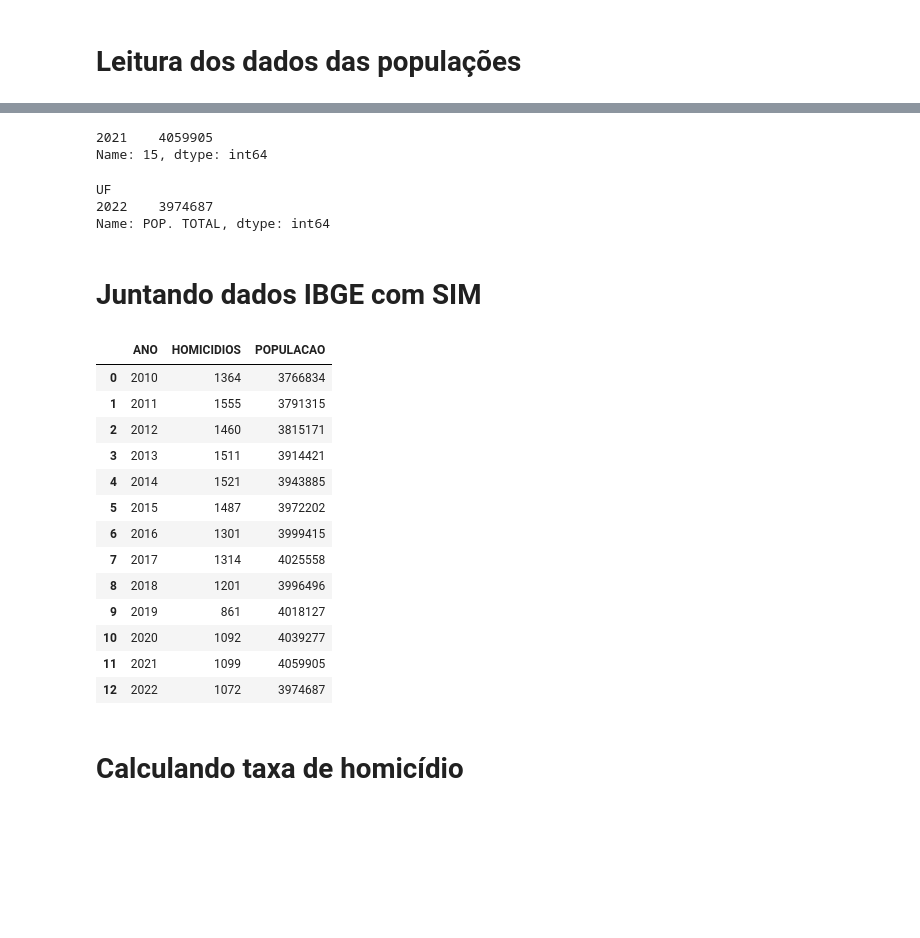
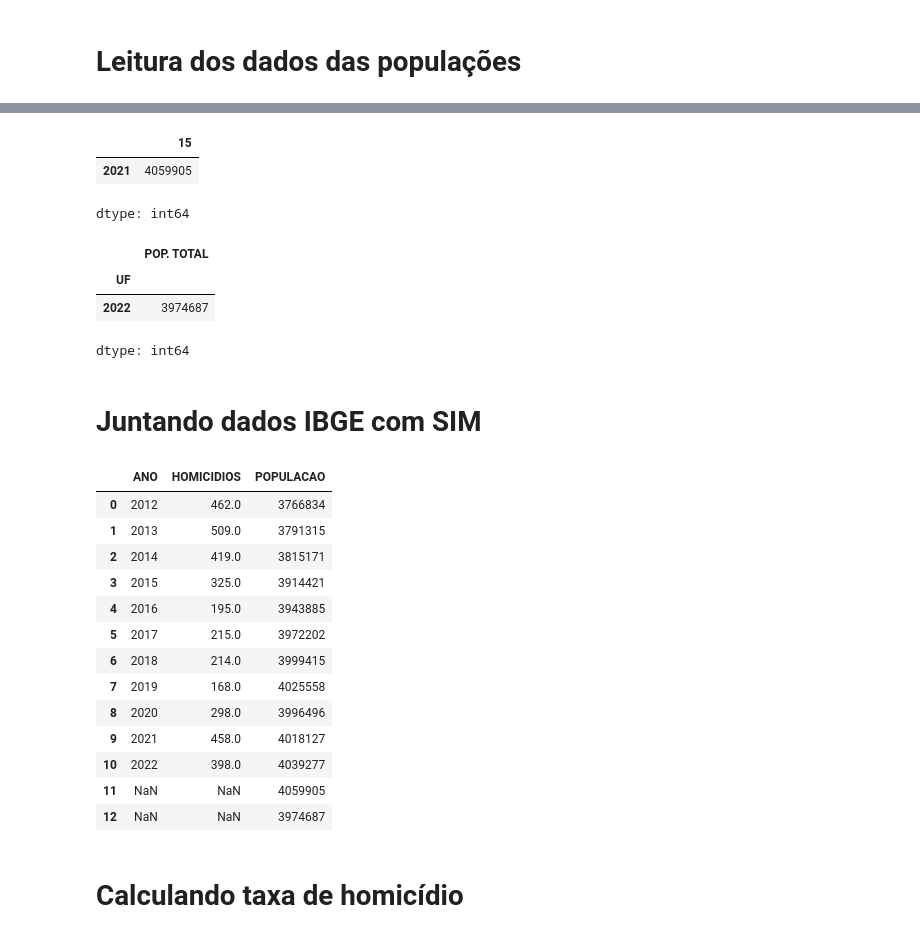
Before and after one commit to iagonmic/taxa-homicidio-pb, a Jupyter notebook: analise.ipynb, the cells around one changed output, grey strips where cells are left out. Saved outputs shown, nothing was run; the diff lists cells and outputs as text; code cells hidden in the pictures; blank space fills up the shorter version.

```diff
--- a/analise.ipynb
+++ b/analise.ipynb
@@ -148,6 +152,6 @@ Name: CONTADOR, dtype: int64
 # %% [markdown]
 # Leitura dos dados das populações
 # %%
-pop0120 = pd.read_excel('data/pop0120.xls', header=4).iloc[15].drop('Unidades da Federação').astype(int)
+pop0120 = pd.read_excel('pop0120.xls', header=4).iloc[15].drop('Unidades da Federação').astype(int)
 pop0120
 # %% [output]
@@ -171,17 +176,19 @@ Name: 15, dtype: int64
 # %%
-pop2021 = (pd.read_excel('data/pop2021.xls').iloc[15].rename({'Unnamed: 2': '2021'})
+pop2021 = (pd.read_excel('pop2021.xls').iloc[15].rename({'Unnamed: 2': '2021'})
 .drop(['ESTIMATIVAS DA POPULAÇÃO RESIDENTE NO BRASIL E UNIDADES DA FEDERAÇÃO COM DATA DE REFERÊNCIA EM 1º DE JULHO DE 2021', 'Unnamed: 1'])).astype(int)
 pop2021
 # %% [output]
+|  | 15 |
+| 2021 | 4059905 |
-2021    4059905
-Name: 15, dtype: int64
+dtype: int64
 # %%
-pop2022 = pd.read_excel('data/pop2022.xlsx', header=2).drop('Unnamed: 0', axis=1).dropna(subset='COD. UF').query('UF == "PB"').groupby('UF')['POP. TOTAL'].sum().rename({'PB': 2022}).astype(int)
+pop2022 = pd.read_excel('pop2022.xlsx', header=2).drop('Unnamed: 0', axis=1).dropna(subset='COD. UF').query('UF == "PB"').groupby('UF')['POP. TOTAL'].sum().rename({'PB': 2022}).astype(int)
 pop2022
 # %% [output]
+|  | POP. TOTAL |
+| UF |  |
+| 2022 | 3974687 |
-UF
-2022    3974687
-Name: POP. TOTAL, dtype: int64
+dtype: int64
 # %% [markdown]
 # Juntando dados IBGE com SIM
 # %%
@@ -195,20 +204,20 @@ taxa_hom = taxa_hom.merge(pop, how='outer', left_index=True, right_index=True).d
-# %%
-taxa_hom
-# %% [output]
-|  | ANO | HOMICIDIOS | POPULACAO |
-| 0 | 2010 | 1364 | 3766834 |
-| 1 | 2011 | 1555 | 3791315 |
-| 2 | 2012 | 1460 | 3815171 |
-| 3 | 2013 | 1511 | 3914421 |
-| 4 | 2014 | 1521 | 3943885 |
-| 5 | 2015 | 1487 | 3972202 |
-| 6 | 2016 | 1301 | 3999415 |
-| 7 | 2017 | 1314 | 4025558 |
-| 8 | 2018 | 1201 | 3996496 |
-| 9 | 2019 | 861 | 4018127 |
-| 10 | 2020 | 1092 | 4039277 |
-| 11 | 2021 | 1099 | 4059905 |
-| 12 | 2022 | 1072 | 3974687 |
+# %%
+taxa_hom_esc
+# %% [output]
+|  | ANO | HOMICIDIOS | POPULACAO |
+| 0 | 2012 | 462.0 | 3766834 |
+| 1 | 2013 | 509.0 | 3791315 |
+| 2 | 2014 | 419.0 | 3815171 |
+| 3 | 2015 | 325.0 | 3914421 |
+| 4 | 2016 | 195.0 | 3943885 |
+| 5 | 2017 | 215.0 | 3972202 |
+| 6 | 2018 | 214.0 | 3999415 |
+| 7 | 2019 | 168.0 | 4025558 |
+| 8 | 2020 | 298.0 | 3996496 |
+| 9 | 2021 | 458.0 | 4018127 |
+| 10 | 2022 | 398.0 | 4039277 |
+| 11 | NaN | NaN | 4059905 |
+| 12 | NaN | NaN | 3974687 |
 # %% [markdown]
 # Calculando taxa de homicídio
 # %%
```
Also changed, not shown: parts of 23 cells of this notebook.
